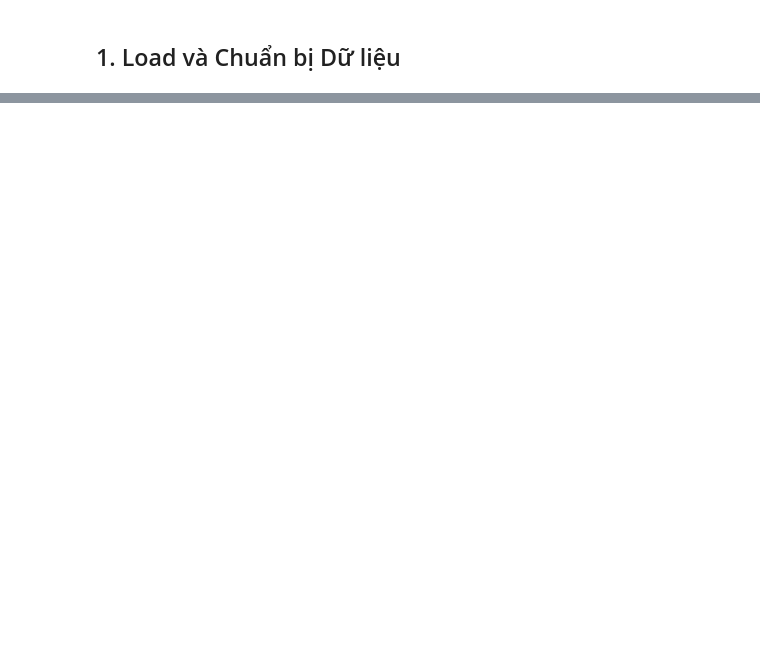
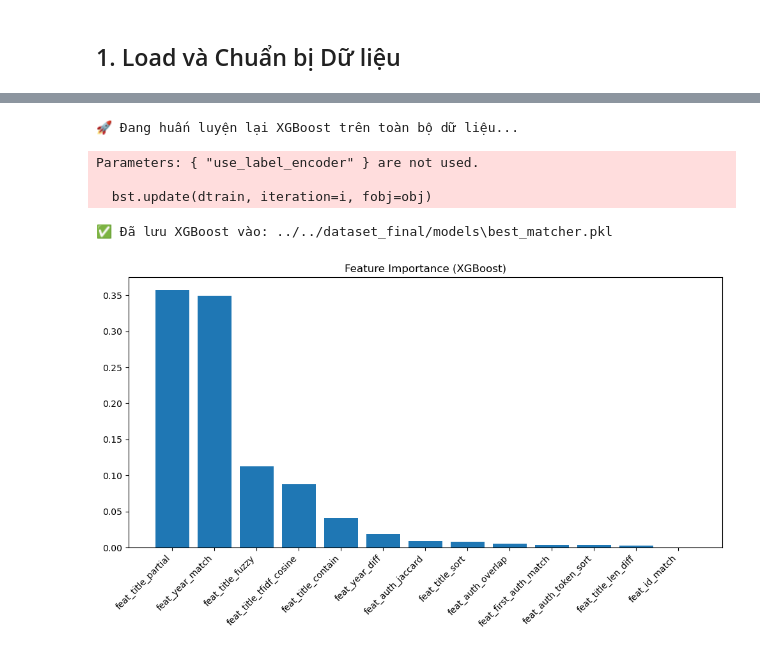
Before and after one commit to Le-Anh-Duy/DS-LAB2-Modeling, a Jupyter notebook: 23127011/notebooks/04_modeling.ipynb, the cells around one changed output, grey strips where cells are left out. Saved outputs shown, nothing was run; the diff lists cells and outputs as text; code cells hidden in the pictures; blank space fills up the shorter version.

```diff
--- a/23127011/notebooks/04_modeling.ipynb
+++ b/23127011/notebooks/04_modeling.ipynb
@@ -143,0 +45,18 @@ plt.show()
+# %%
+# 1. Load Data
+if not os.path.exists(INPUT_FILE):
+    raise FileNotFoundError(f"❌ Chưa có file {INPUT_FILE}. Hãy chạy lại NB02 và NB03.")
+
+df = pd.read_pickle(INPUT_FILE)
+
+# Tách X, y
+y = df['label'].astype(int)
+X = df.drop(columns=['label'])
+
+# Chỉ lấy cột features (feat_...)
+feature_cols = [c for c in X.columns if c.startswith('feat_')]
+X = X[feature_cols]
+
+print(f"Dataset Shape (Train + Valid combined): {X.shape}")
+print(f"Số lượng Features: {len(feature_cols)}")
+print(f"Phân bố nhãn:\n{y.value_counts()}")
@@ -158,0 +250,48 @@ print("\n👉 BƯỚC TIẾP THEO: Chạy '05_evaluation.ipynb'.")
+# %%
+print(f"\n🚀 Đang huấn luyện lại {best_model_name} trên toàn bộ dữ liệu...")
+
+final_model = models_config[best_model_name]
+final_model.fit(X, y)
+
+# Lưu Model
+joblib.dump(final_model, MODEL_OUTPUT_PATH)
+joblib.dump(X.columns.tolist(), FEATURE_LIST_PATH)
+
+print(f"✅ Đã lưu {best_model_name} vào: {MODEL_OUTPUT_PATH}")
+
+# %% [markdown]
+# ## 6. Feature Importance (Của Best Model)
+# Nếu model là Tree-based (XGB/RF), ta xem feature nào quan trọng nhất.
+# Nếu là Logistic Regression, ta xem hệ số (Coefficients).
+
+# %%
+plt.figure(figsize=(10, 6))
+
+if best_model_name in ['XGBoost', 'RandomForest']:
+    importances = final_model.feature_importances_
+    indices = np.argsort(importances)[::-1]
+    names = [X.columns[i] for i in indices]
+
+    plt.title(f"Feature Importance ({best_model_name})")
+    plt.bar(range(X.shape[1]), importances[indices])
+    plt.xticks(range(X.shape[1]), names, rotation=45, ha='right')
+
+elif best_model_name == 'LogisticRegression':
+    # Với Pipeline, ta phải truy cập vào step 'logisticregression'
+    coefs = final_model.named_steps['logisticregression'].coef_[0]
+    indices = np.argsort(abs(coefs))[::-1]
+    names = [X.columns[i] for i in indices]
+
+    plt.title(f"Feature Coefficients ({best_model_name})")
+    plt.bar(range(X.shape[1]), coefs[indices]) # Có âm có dương
+    plt.xticks(range(X.shape[1]), names, rotation=45, ha='right')
+
+plt.tight_layout()
+plt.show()
+# %% [output]
+🚀 Đang huấn luyện lại XGBoost trên toàn bộ dữ liệu...
+Parameters: { "use_label_encoder" } are not used.
+
+  bst.update(dtrain, iteration=i, fobj=obj)
+✅ Đã lưu XGBoost vào: ../../dataset_final/models\best_matcher.pkl
+[figure, added]
```
Also changed, not shown: parts of 17 cells of this notebook, 24 other files.
